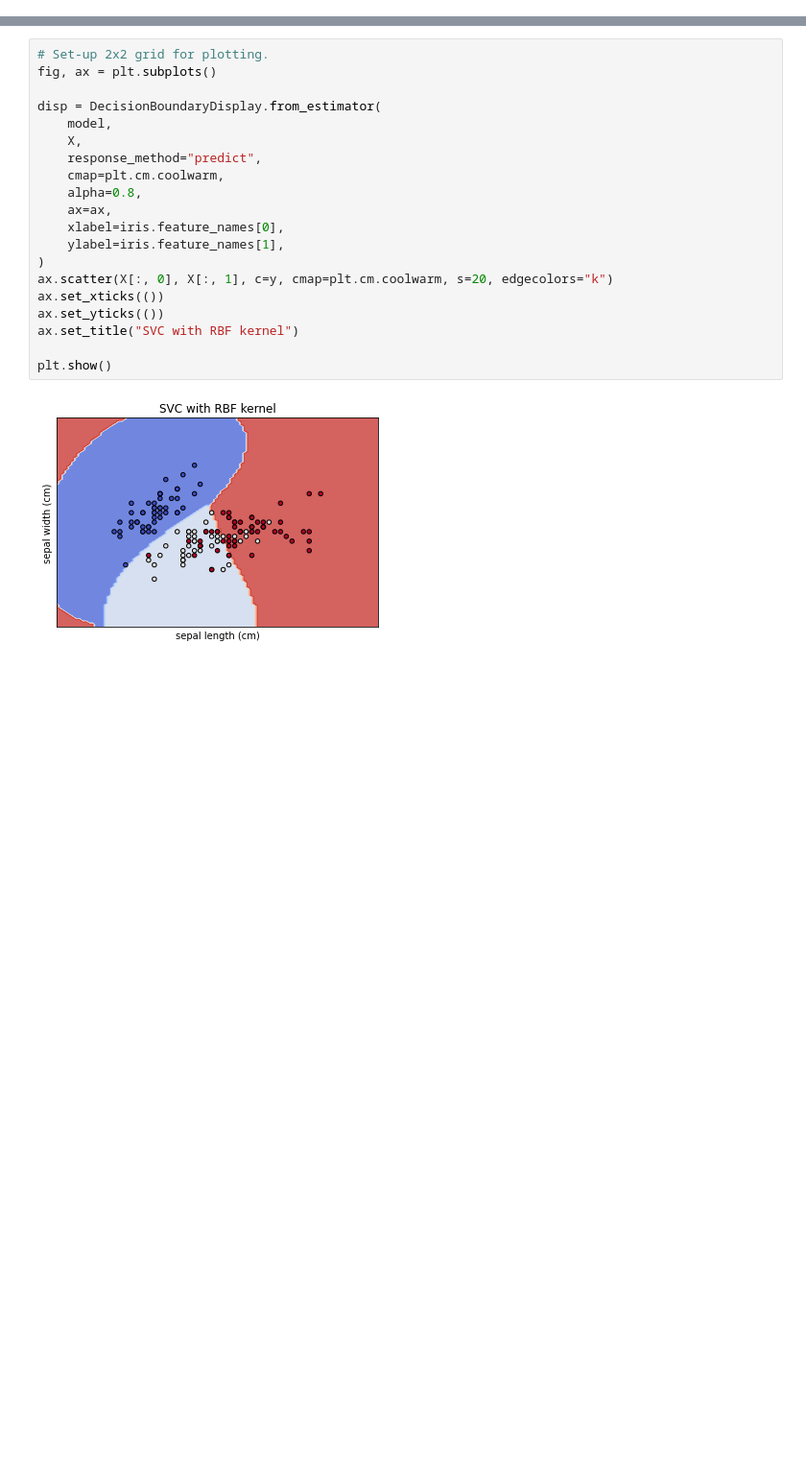
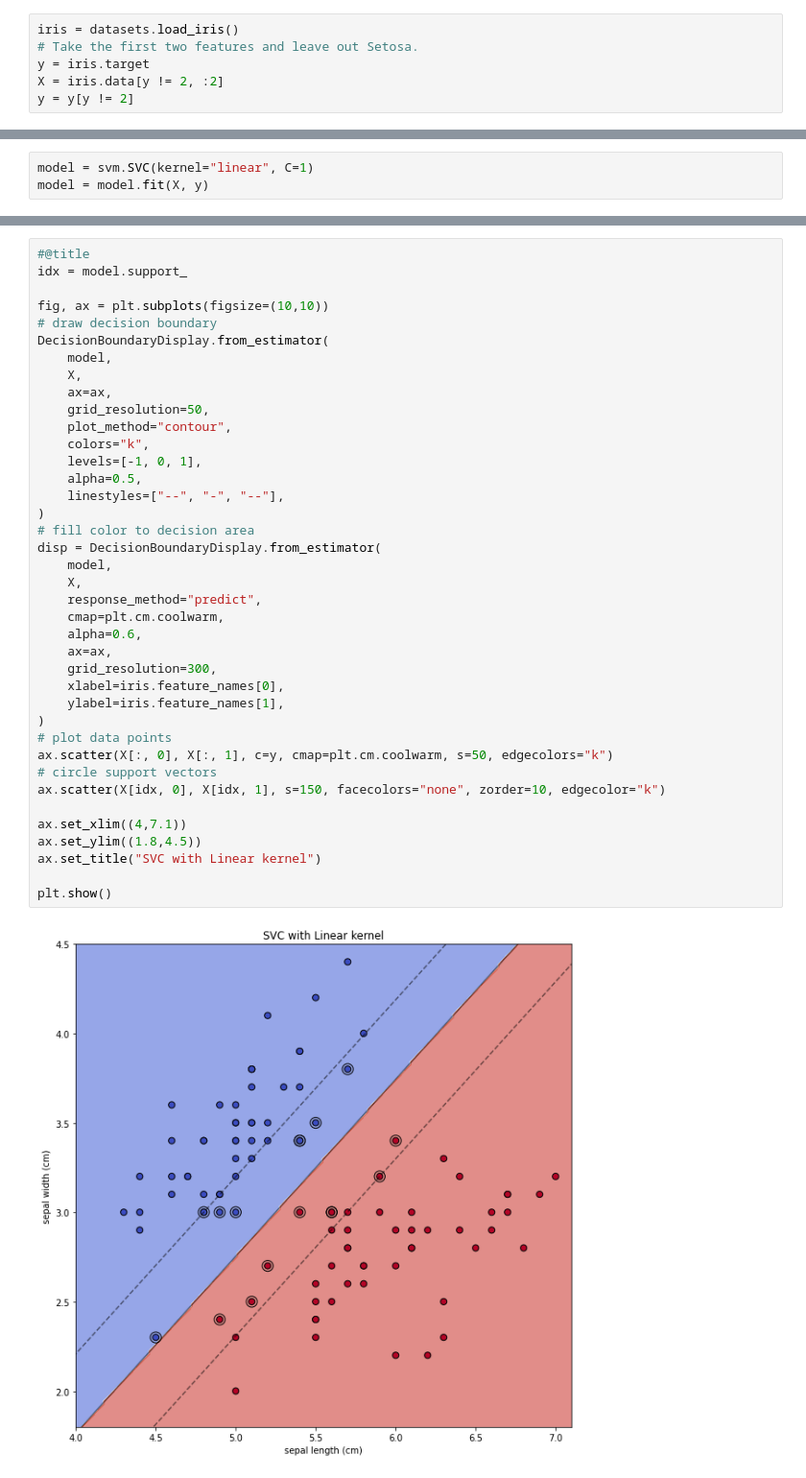
Before and after one commit to sgulyano/DSI311, a Jupyter notebook: ch8_svm.ipynb, the cells around one changed output, grey strips where cells are left out. Shown at 96% size. Cells and saved outputs as stored; diff of their text form; blank space fills up the shorter version.

```diff
--- a/ch8_svm.ipynb
+++ b/ch8_svm.ipynb
@@ -16,0 +28,6 @@ model = model.fit(X, y)
+# %%
+iris = datasets.load_iris()
+# Take the first two features and leave out Setosa.
+y = iris.target
+X = iris.data[y != 2, :2]
+y = y[y != 2]
@@ -16,0 +38,3 @@ model = model.fit(X, y)
+# %%
+model = svm.SVC(kernel="linear", C=1)
+model = model.fit(X, y)
@@ -17,22 +45,41 @@ model = model.fit(X, y)
 # %%
-# Set-up 2x2 grid for plotting.
-fig, ax = plt.subplots()
+#@title
+idx = model.support_
 
+fig, ax = plt.subplots(figsize=(10,10))
+# draw decision boundary
+DecisionBoundaryDisplay.from_estimator(
+    model,
+    X,
+    ax=ax,
+    grid_resolution=50,
+    plot_method="contour",
+    colors="k",
+    levels=[-1, 0, 1],
+    alpha=0.5,
+    linestyles=["--", "-", "--"],
+)
+# fill color to decision area
 disp = DecisionBoundaryDisplay.from_estimator(
     model,
     X,
     response_method="predict",
     cmap=plt.cm.coolwarm,
-    alpha=0.8,
+    alpha=0.6,
     ax=ax,
+    grid_resolution=300,
     xlabel=iris.feature_names[0],
     ylabel=iris.feature_names[1],
 )
-ax.scatter(X[:, 0], X[:, 1], c=y, cmap=plt.cm.coolwarm, s=20, edgecolors="k")
-ax.set_xticks(())
-ax.set_yticks(())
-ax.set_title("SVC with RBF kernel")
+# plot data points
+ax.scatter(X[:, 0], X[:, 1], c=y, cmap=plt.cm.coolwarm, s=50, edgecolors="k")
+# circle support vectors
+ax.scatter(X[idx, 0], X[idx, 1], s=150, facecolors="none", zorder=10, edgecolor="k")
+
+ax.set_xlim((4,7.1))
+ax.set_ylim((1.8,4.5))
+ax.set_title("SVC with Linear kernel")
 
 plt.show()
 # %% [output]
-[figure, old version]
+[figure, new version]
```
Also changed, not shown: parts of 10 cells of this notebook, 4 other files.
